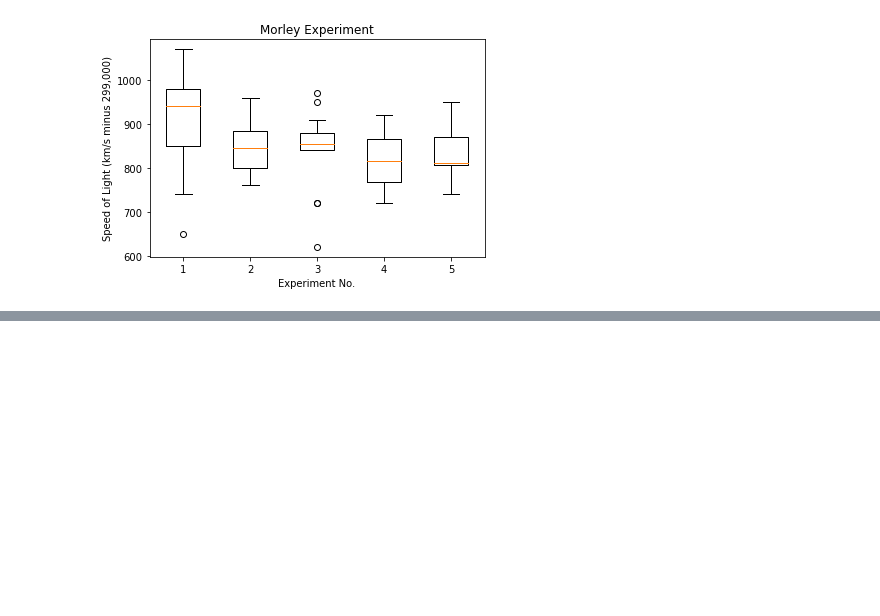
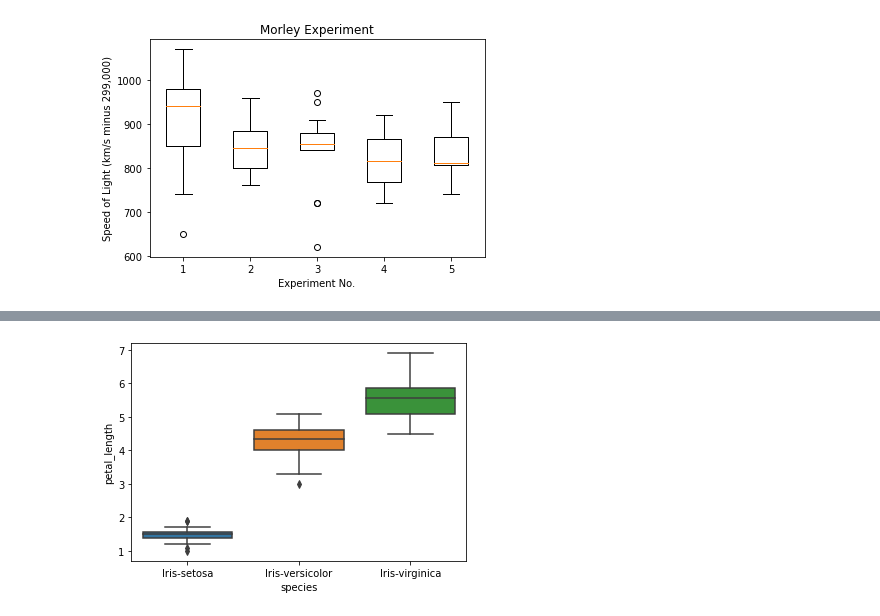
Before and after one commit to martincusack979/fundanalysis-assesment, a Jupyter notebook: Practicals/04-outliers-exercises.ipynb, the cells around one changed output, grey strips where cells are left out. Drawn from its saved outputs; the diff is of its cells as text; code cells hidden in the pictures; blank space fills up the shorter version.

```diff
--- a/Practicals/04-outliers-exercises.ipynb
+++ b/Practicals/04-outliers-exercises.ipynb
@@ -127,0 +160,6 @@ ax.boxplot(data_1)
+# %%
+# use seaborn to create box plot displaying distribution of Petal Length across species
+petal_Length = sns.boxplot(x= "species", y="petal_length", data=iris)
+plt.show()
+# %% [output]
+[figure, added]
```
Also changed, not shown: parts of 8 cells of this notebook, 2 other files.
